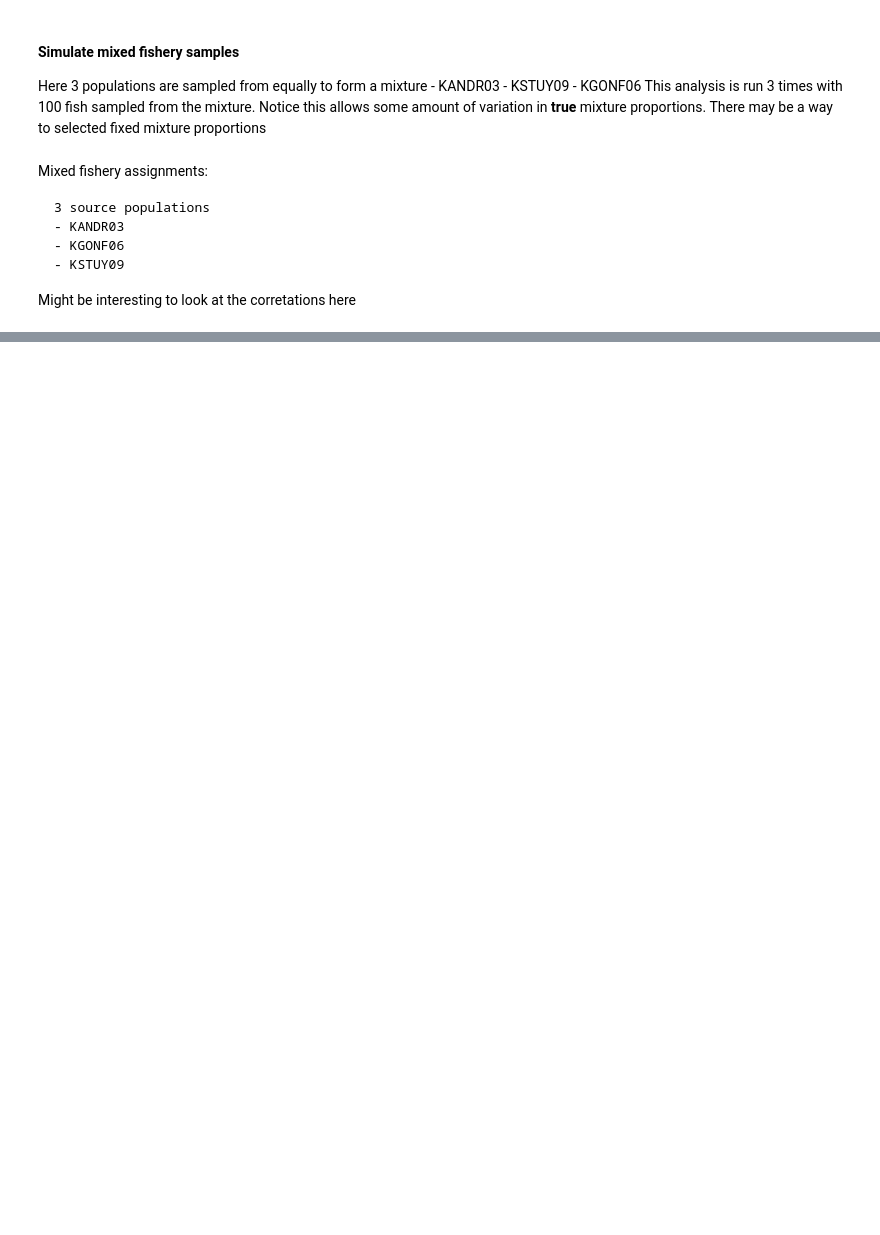
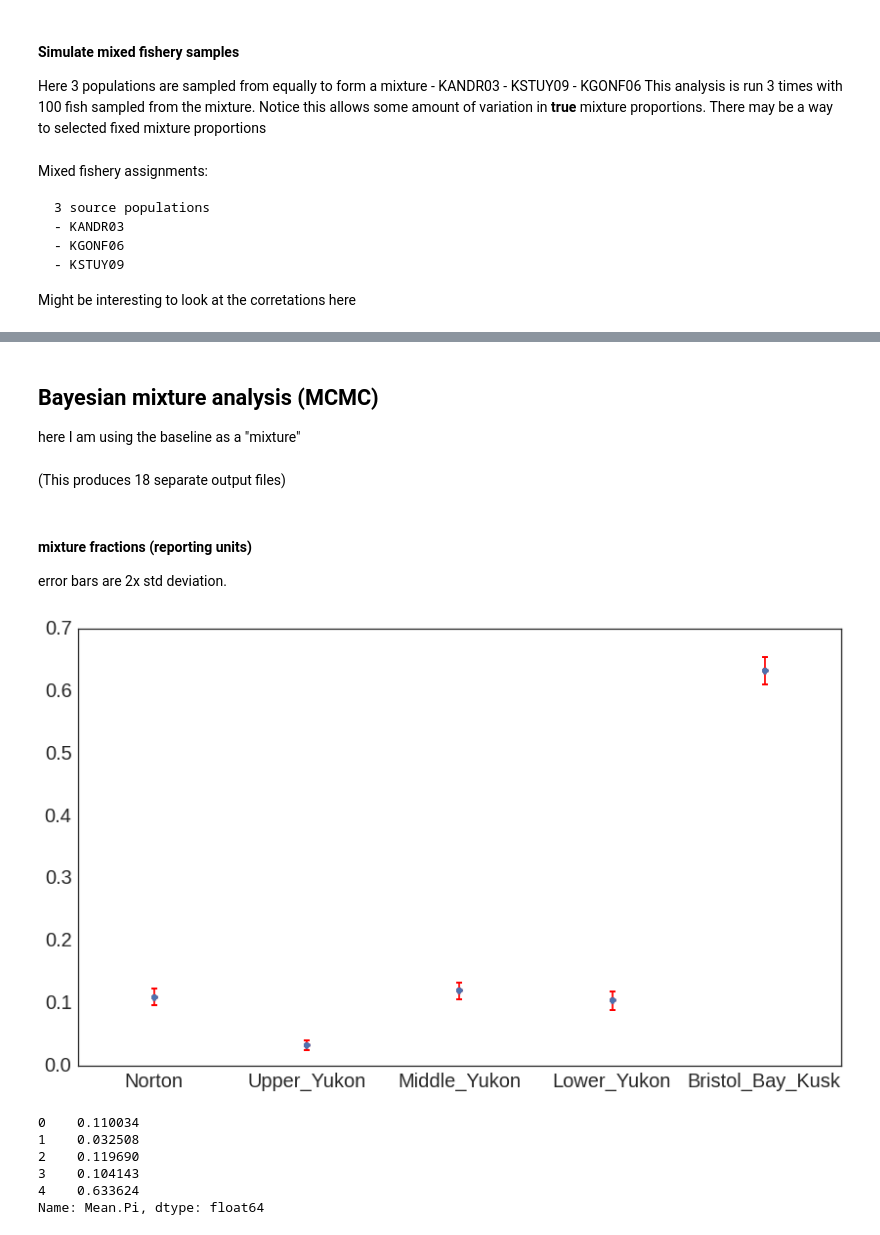
Before and after one commit to rwaples/chinook_gsi_example, a Jupyter notebook: gsi_sim.ipynb, the cells around one changed output, grey strips where cells are left out. Cells and saved outputs as stored; diff of their text form; code cells hidden in the pictures; blank space fills up the shorter version.

Commit message:
bayesian mixture analysis

```diff
--- a/gsi_sim.ipynb
+++ b/gsi_sim.ipynb
@@ -352,0 +354,3 @@ plt.show()
+# %% [markdown]
+## Bayesian mixture analysis (MCMC)
+here I am using the baseline as a "mixture"
@@ -352,0 +367,26 @@ plt.show()
+# %% [markdown]
+(This produces 18 separate output files)
+# %% [markdown]
+#### mixture fractions (reporting units)
+error bars are 2x std deviation.
+# %%
+bay_mix_pi = pd.read_csv('rep_unit_pi_posterior_means.txt', sep = "\t", comment='#')
+# %%
+figsize(14,8)
+plt.errorbar(x = bay_mix_pi.index.values , y = bay_mix_pi['Mean.Pi'], yerr = 2*bay_mix_pi['St.Dev.of.Pis'], fmt='o',
+             color = 'red', ecolor='r', capthick=2)
+plt.plot(bay_mix_pi['Mean.Pi'], 'o')
+plt.xticks(bay_mix_pi.index.values, bay_mix_pi['RepUnit'])
+plt.xlim(-.5, 4.5)
+plt.show()
+# %% [output]
+[figure, added]
+# %%
+bay_mix_pi['Mean.Pi']
+# %% [output]
+0    0.110034
+1    0.032508
+2    0.119690
+3    0.104143
+4    0.633624
+Name: Mean.Pi, dtype: float64
```
Also changed, not shown: parts of 12 cells of this notebook, 51 other files.
